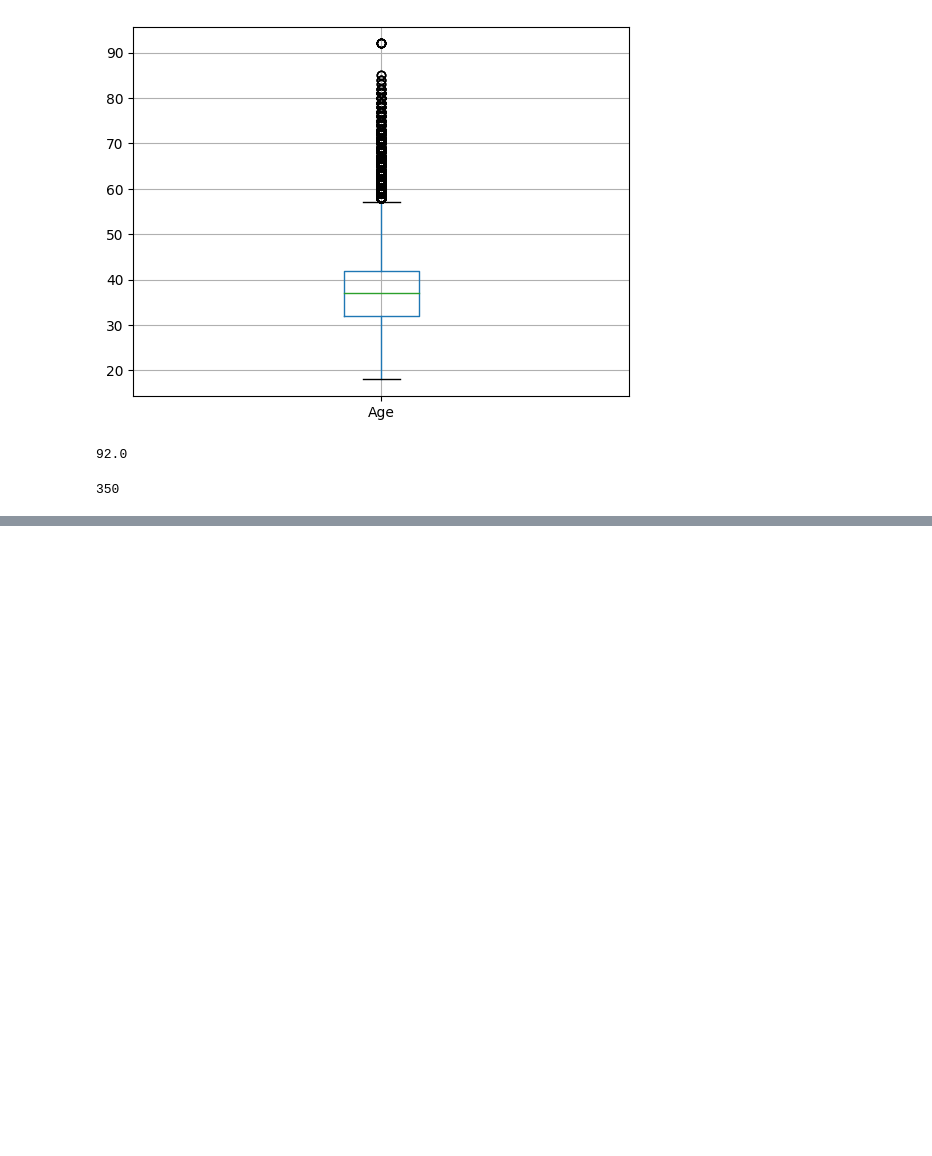
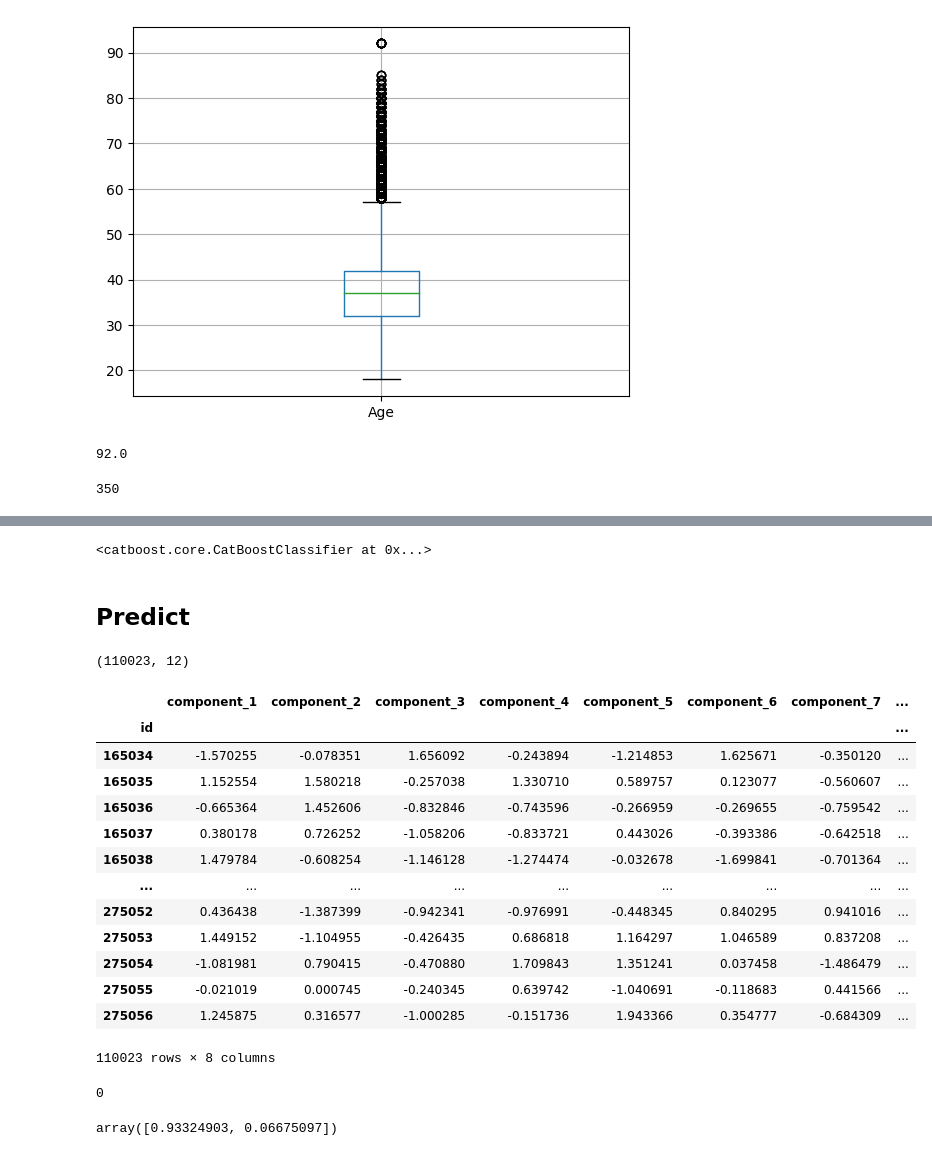
Before and after one commit to JeanLucaSchindler/Bank-Churn-Pred, a Jupyter notebook: notebook.ipynb, the cells around one changed output, grey strips where cells are left out. Saved outputs shown, nothing was run; the diff lists cells and outputs as text; code cells hidden in the pictures; blank space fills up the shorter version.

```diff
--- a/notebook.ipynb
+++ b/notebook.ipynb
@@ -460,0 +202,2 @@ evaluation_df
+# %%
+X_transformed = pd.DataFrame(preprocessor.fit_transform(X))
@@ -460,0 +206,11 @@ evaluation_df
+# %%
+from imblearn.over_sampling import SMOTE
+X_resampled, y_resampled = SMOTE().fit_resample(X_transformed, y)
+# %%
+svd = TruncatedSVD(n_components=8)
+svd.fit(X_resampled)
+final_df = svd.transform(X_resampled)
+
+final_df = pd.DataFrame(final_df, columns=[f'component_{i+1}' for i in range(final_df.shape[1])])
+final_df = final_df.set_index(X_resampled.index)
+final_df
@@ -460,0 +324,46 @@ evaluation_df
+# %%
+model
+# %% [output]
+<catboost.core.CatBoostClassifier at 0x...>
+# %% [markdown]
+## Predict
+# %%
+test = pd.read_csv('raw_data/test.csv')
+test = test.set_index('id')
+# %%
+test.shape
+# %% [output]
+(110023, 12)
+# %%
+test_transformed = pd.DataFrame(preprocessor.transform(test))
+
+final_test = svd.transform(test_transformed)
+
+final_test = pd.DataFrame(final_test, columns=[f'component_{i+1}' for i in range(final_test.shape[1])])
+final_test = final_test.set_index(test.index)
+final_test
+# %% [output]
+|  | component_1 | component_2 | component_3 | component_4 | component_5 | component_6 | component_7 | ... |
+| id |  |  |  |  |  |  |  | ... |
+| 165034 | -1.570255 | -0.078351 | 1.656092 | -0.243894 | -1.214853 | 1.625671 | -0.350120 | ... |
+| 165035 | 1.152554 | 1.580218 | -0.257038 | 1.330710 | 0.589757 | 0.123077 | -0.560607 | ... |
+| 165036 | -0.665364 | 1.452606 | -0.832846 | -0.743596 | -0.266959 | -0.269655 | -0.759542 | ... |
+| 165037 | 0.380178 | 0.726252 | -1.058206 | -0.833721 | 0.443026 | -0.393386 | -0.642518 | ... |
+| 165038 | 1.479784 | -0.608254 | -1.146128 | -1.274474 | -0.032678 | -1.699841 | -0.701364 | ... |
+| ... | ... | ... | ... | ... | ... | ... | ... | ... |
+| 275052 | 0.436438 | -1.387399 | -0.942341 | -0.976991 | -0.448345 | 0.840295 | 0.941016 | ... |
+| 275053 | 1.449152 | -1.104955 | -0.426435 | 0.686818 | 1.164297 | 1.046589 | 0.837208 | ... |
+| 275054 | -1.081981 | 0.790415 | -0.470880 | 1.709843 | 1.351241 | 0.037458 | -1.486479 | ... |
+| 275055 | -0.021019 | 0.000745 | -0.240345 | 0.639742 | -1.040691 | -0.118683 | 0.441566 | ... |
+| 275056 | 1.245875 | 0.316577 | -1.000285 | -0.151736 | 1.943366 | 0.354777 | -0.684309 | ... |
+110023 rows × 8 columns
+# %%
+pred = model.predict(final_test)
+pred[0]
+# %% [output]
+0
+# %%
+pred_proba = model.predict_proba(final_test)
+pred_proba[0]
+# %% [output]
+array([0.93324903, 0.06675097])
```
Also changed, not shown: parts of 45 cells of this notebook.
